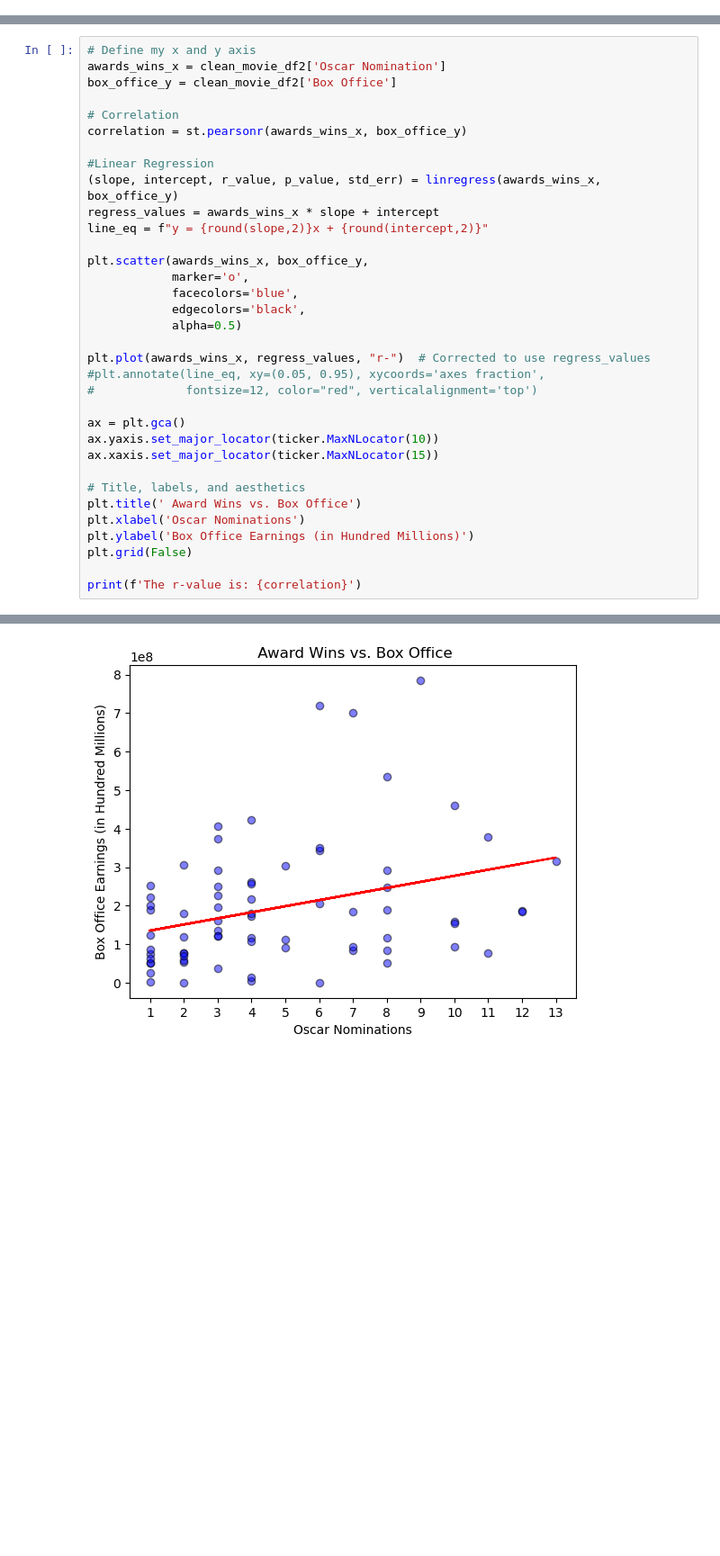
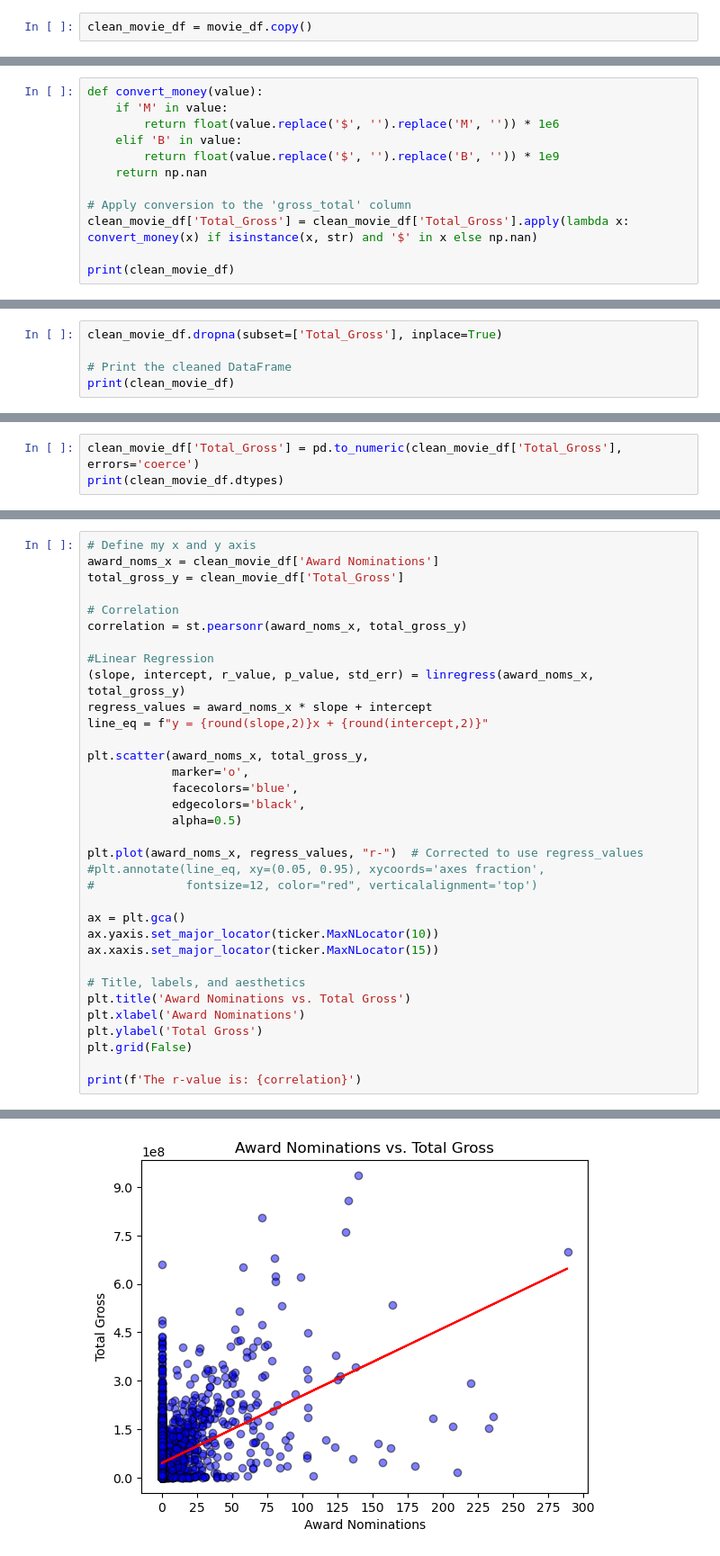
Before and after one commit to jvwastaken/Blockbuster-Breakdown, a Jupyter notebook: sloucel_analysis/movie_awards_analysis.ipynb, the cells around one changed output, grey strips where cells are left out. Shown at 90% size. Drawn from its saved outputs; the diff is of its cells as text; blank space fills up the shorter version.

```diff
--- a/sloucel_analysis/movie_awards_analysis.ipynb
+++ b/sloucel_analysis/movie_awards_analysis.ipynb
@@ -242,0 +19,2 @@ summary_df.head(15)
+# %%
+clean_movie_df = movie_df.copy()
@@ -242,0 +31,12 @@ summary_df.head(15)
+# %%
+def convert_money(value):
+    if 'M' in value:
+        return float(value.replace('$', '').replace('M', '')) * 1e6
+    elif 'B' in value:
+        return float(value.replace('$', '').replace('B', '')) * 1e9
+    return np.nan
+
+# Apply conversion to the 'gross_total' column
+clean_movie_df['Total_Gross'] = clean_movie_df['Total_Gross'].apply(lambda x: convert_money(x) if isinstance(x, str) and '$' in x else np.nan)
+
+print(clean_movie_df)
@@ -242,0 +61,5 @@ summary_df.head(15)
+# %%
+clean_movie_df.dropna(subset=['Total_Gross'], inplace=True)
+
+# Print the cleaned DataFrame
+print(clean_movie_df)
@@ -242,0 +84,3 @@ summary_df.head(15)
+# %%
+clean_movie_df['Total_Gross'] = pd.to_numeric(clean_movie_df['Total_Gross'], errors='coerce')
+print(clean_movie_df.dtypes)
@@ -260,23 +115,23 @@ Infs in Rotten Tomatoes Rating: 0
 # %%
 # Define my x and y axis
-awards_wins_x = clean_movie_df2['Oscar Nomination']
-box_office_y = clean_movie_df2['Box Office']
+award_noms_x = clean_movie_df['Award Nominations']
+total_gross_y = clean_movie_df['Total_Gross']
 
 # Correlation
-correlation = st.pearsonr(awards_wins_x, box_office_y)
+correlation = st.pearsonr(award_noms_x, total_gross_y)
 
 #Linear Regression
-(slope, intercept, r_value, p_value, std_err) = linregress(awards_wins_x, box_office_y)
-regress_values = awards_wins_x * slope + intercept
+(slope, intercept, r_value, p_value, std_err) = linregress(award_noms_x, total_gross_y)
+regress_values = award_noms_x * slope + intercept
 line_eq = f"y = {round(slope,2)}x + {round(intercept,2)}"
 
-plt.scatter(awards_wins_x, box_office_y,
+plt.scatter(award_noms_x, total_gross_y,
             marker='o',
             facecolors='blue',
             edgecolors='black',
             alpha=0.5)
 
-plt.plot(awards_wins_x, regress_values, "r-")  # Corrected to use regress_values
+plt.plot(award_noms_x, regress_values, "r-")  # Corrected to use regress_values
 #plt.annotate(line_eq, xy=(0.05, 0.95), xycoords='axes fraction',
 #             fontsize=12, color="red", verticalalignment='top')
 
@@ -285,9 +140,9 @@ ax.yaxis.set_major_locator(ticker.MaxNLocator(10))
 ax.xaxis.set_major_locator(ticker.MaxNLocator(15))
 
 # Title, labels, and aesthetics
-plt.title(' Award Wins vs. Box Office')
-plt.xlabel('Oscar Nominations')
-plt.ylabel('Box Office Earnings (in Hundred Millions)')
+plt.title('Award Nominations vs. Total Gross')
+plt.xlabel('Award Nominations')
+plt.ylabel('Total Gross')
 plt.grid(False)
 
 print(f'The r-value is: {correlation}')
@@ -296 +151 @@ The r-value is: PearsonRResult(statistic=0.3154616065336829, pvalue=0.0073678877
-[figure, old version]
+[figure, new version]
```
Also changed, not shown: parts of 29 cells of this notebook, 2 other files.
